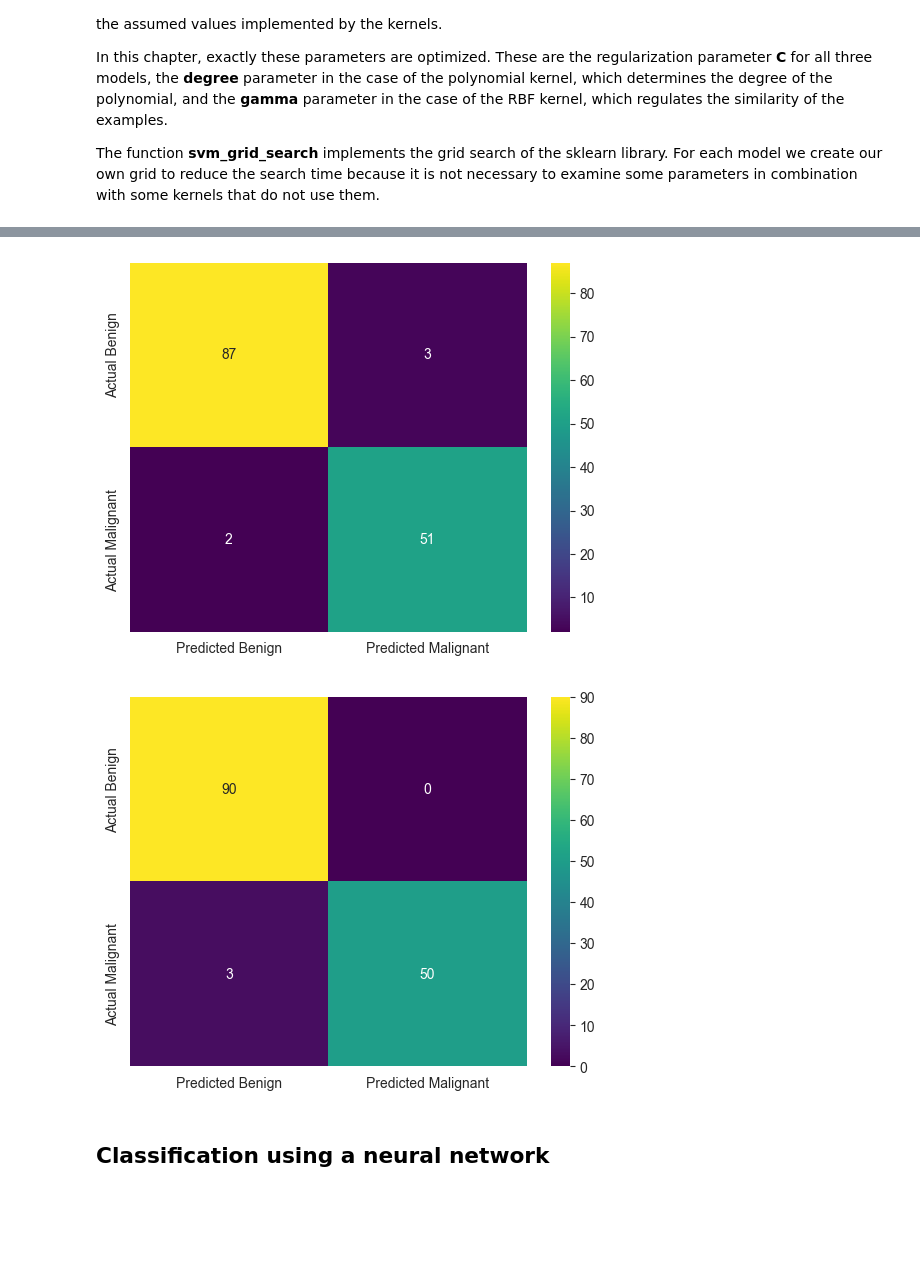
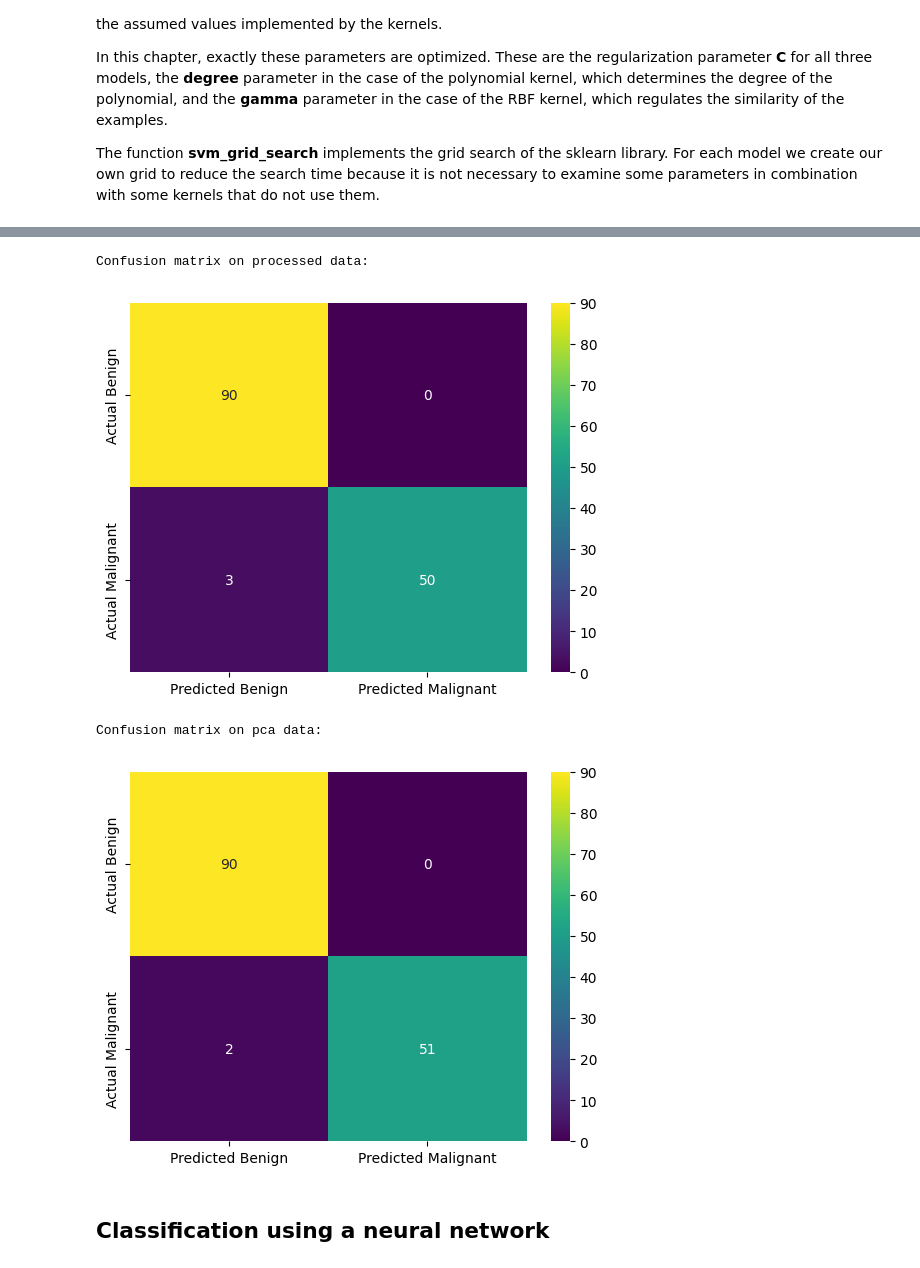
Before and after one commit to matijapavlovic8/breast-cancer-classification, a Jupyter notebook: breast-cancer-classification.ipynb, the cells around one changed output, grey strips where cells are left out. Saved outputs shown, nothing was run; the diff lists cells and outputs as text; code cells hidden in the pictures; blank space fills up the shorter version.

```diff
--- a/breast-cancer-classification.ipynb
+++ b/breast-cancer-classification.ipynb
@@ -757,13 +763,13 @@ plt.show()
 # %%
-n=8
+n=10
 pca = PCA(n_components=n)
 scaler = StandardScaler()
 
+#X_train_pca = scaler.fit_transform(X_train_pca)
 X_train_pca = pca.fit_transform(X_train_pca)
+
+#X_test_pca = scaler.transform(X_test_pca)
 X_test_pca = pca.transform(X_test_pca)
-
-X_train_pca = scaler.fit_transform(X_train_pca)
-X_test_pca = scaler.transform(X_test_pca)
 
 cumulative_explained_variance = np.cumsum(pca.explained_variance_ratio_)
 print(f"The first {n} components explain {(cumulative_explained_variance[n-1]):.4f}% of total variance")
@@ -1213,14 +1231,18 @@ Loss: 0.0828, Accuracy: 0.9720
 # %%
 # processed data
-y_pred = linear_model.predict(X_test)
+print("Confusion matrix on processed data:")
+y_pred = poly_model.predict(X_test)
 plot_confusion_matrix(y_test, y_pred)
 
 # pca
+print("\nConfusion matrix on pca data:")
 y_pred = linear_model_pca.predict(X_test_pca)
 plot_confusion_matrix(y_test_pca, y_pred)
 # %% [output]
+Confusion matrix on processed data:
-[figure, old version]
+[figure, new version]
+Confusion matrix on pca data:
-[figure, old version]
+[figure, new version]
 # %% [markdown]
 ## Classification using a neural network
 # %% [markdown]
```
Also changed, not shown: parts of 22 cells of this notebook.
